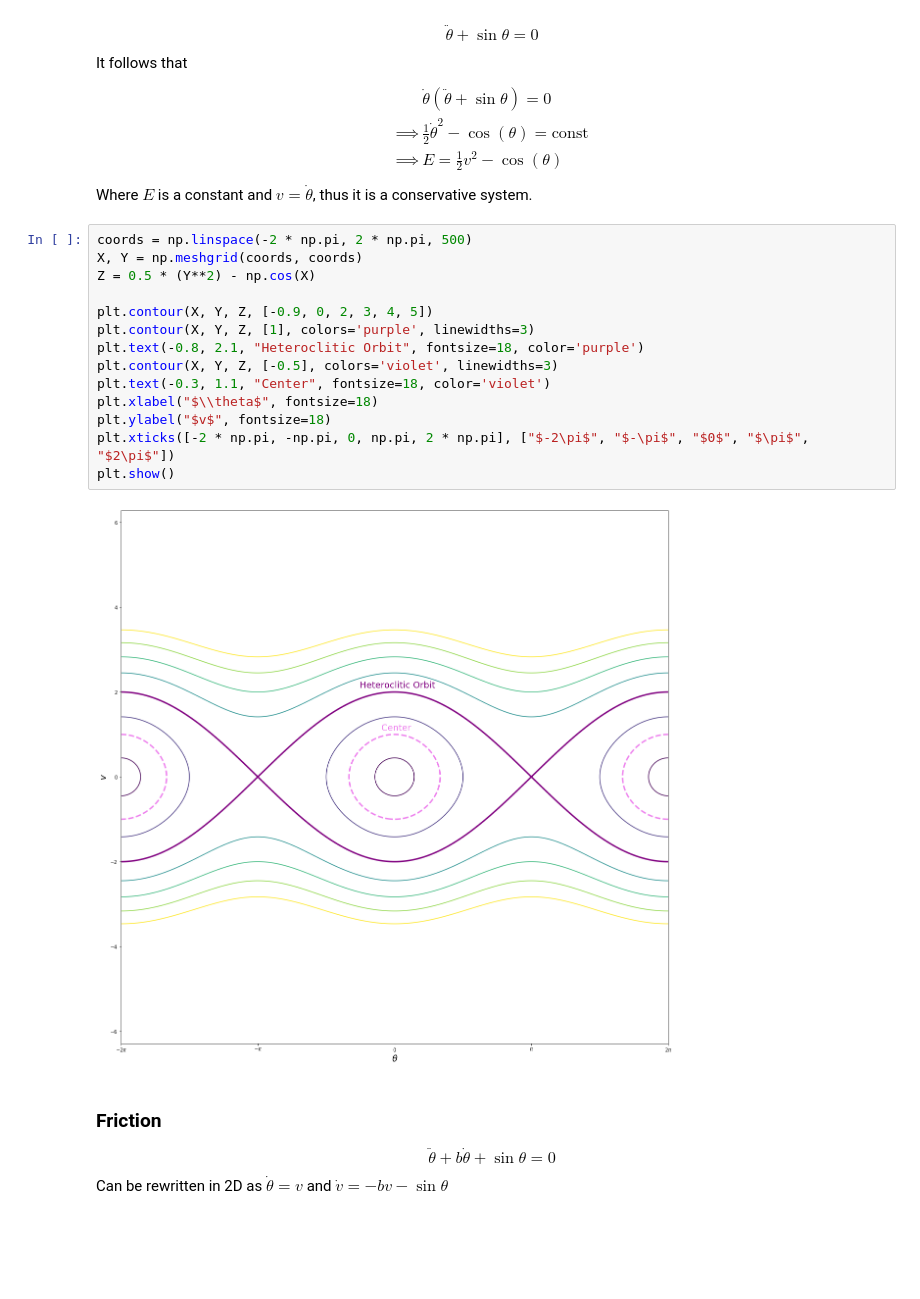
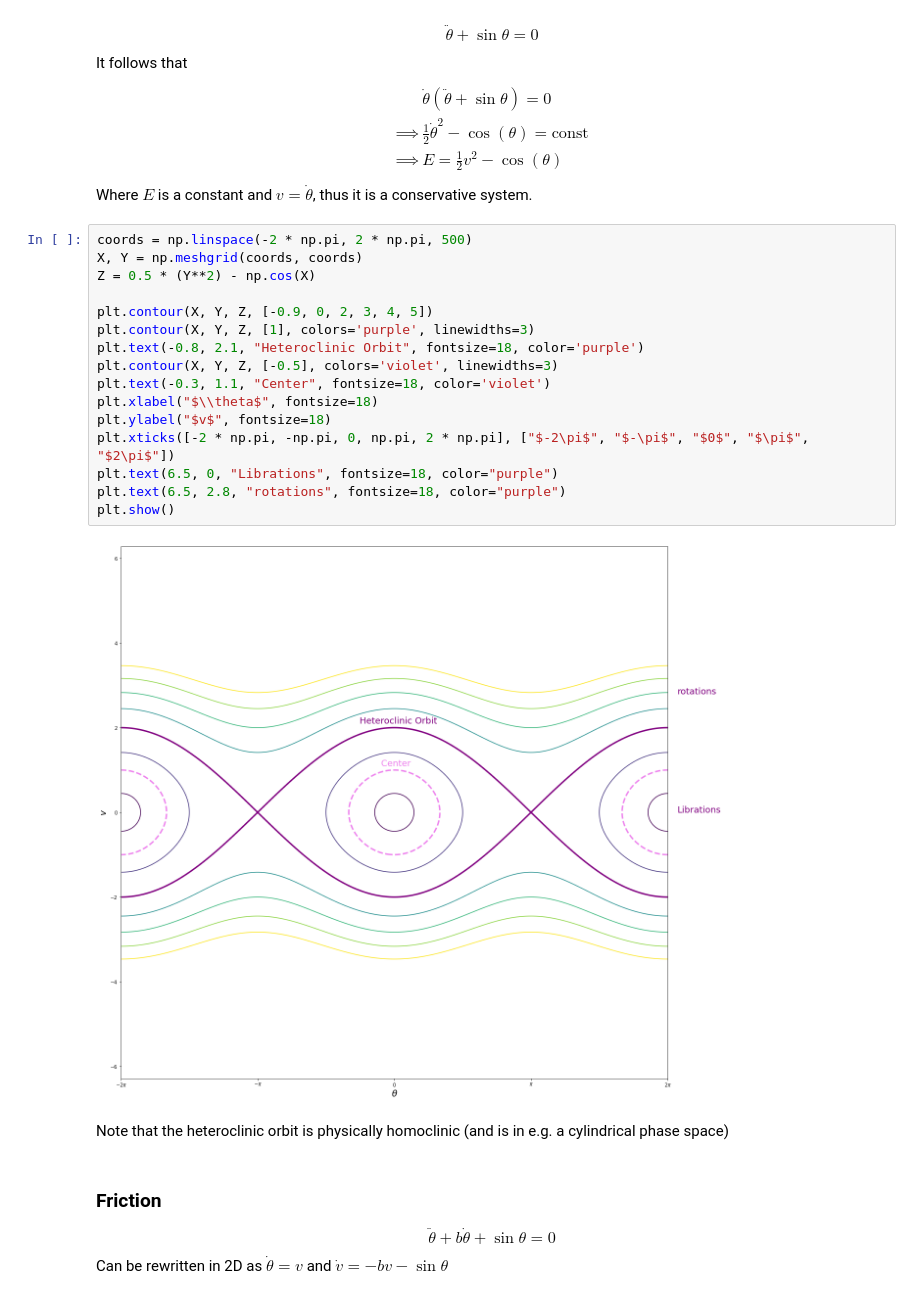
Before and after one commit to NRoboto/book-nonlinear-dynamics-chaos, a Jupyter notebook: 6-phase-plane.ipynb, the cells around one changed output. Cells and saved outputs as stored; diff of their text form; blank space fills up the shorter version.

Commit message:
Fix typo and add some extra labels/notes

```diff
--- a/6-phase-plane.ipynb
+++ b/6-phase-plane.ipynb
@@ -81,19 +81,23 @@ Where $E$ is a constant and $v = \dot{\theta}$, thus it is a conservative system
 # %%
 coords = np.linspace(-2 * np.pi, 2 * np.pi, 500)
 X, Y = np.meshgrid(coords, coords)
 Z = 0.5 * (Y**2) - np.cos(X)
 
 plt.contour(X, Y, Z, [-0.9, 0, 2, 3, 4, 5])
 plt.contour(X, Y, Z, [1], colors='purple', linewidths=3)
-plt.text(-0.8, 2.1, "Heteroclitic Orbit", fontsize=18, color='purple')
+plt.text(-0.8, 2.1, "Heteroclinic Orbit", fontsize=18, color='purple')
 plt.contour(X, Y, Z, [-0.5], colors='violet', linewidths=3)
 plt.text(-0.3, 1.1, "Center", fontsize=18, color='violet')
 plt.xlabel("$\\theta$", fontsize=18)
 plt.ylabel("$v$", fontsize=18)
 plt.xticks([-2 * np.pi, -np.pi, 0, np.pi, 2 * np.pi], ["$-2\pi$", "$-\pi$", "$0$", "$\pi$", "$2\pi$"])
+plt.text(6.5, 0, "Librations", fontsize=18, color="purple")
+plt.text(6.5, 2.8, "rotations", fontsize=18, color="purple")
 plt.show()
 # %% [output]
-[figure, old version]
+[figure, new version]
+# %% [markdown]
+Note that the heteroclinic orbit is physically homoclinic (and is in e.g. a cylindrical phase space)
 # %% [markdown]
 ### Friction
 
```
